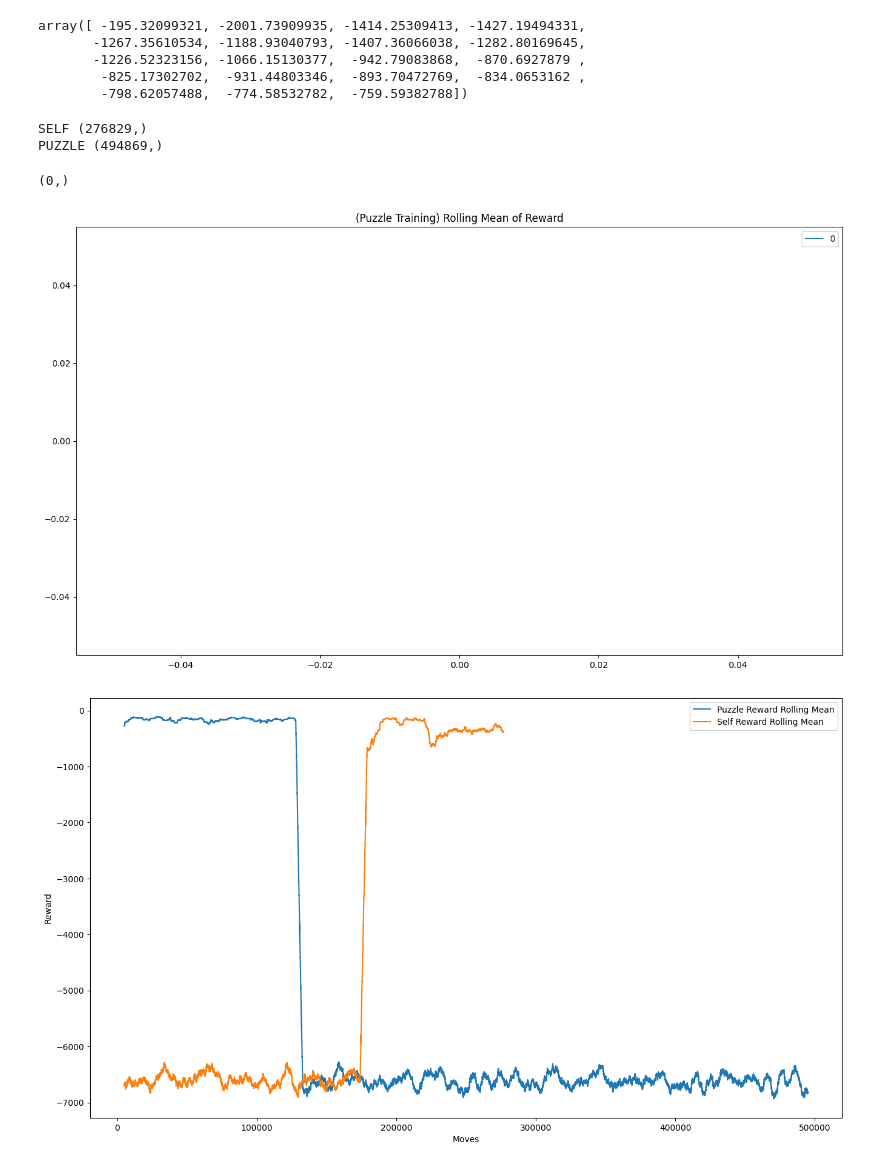
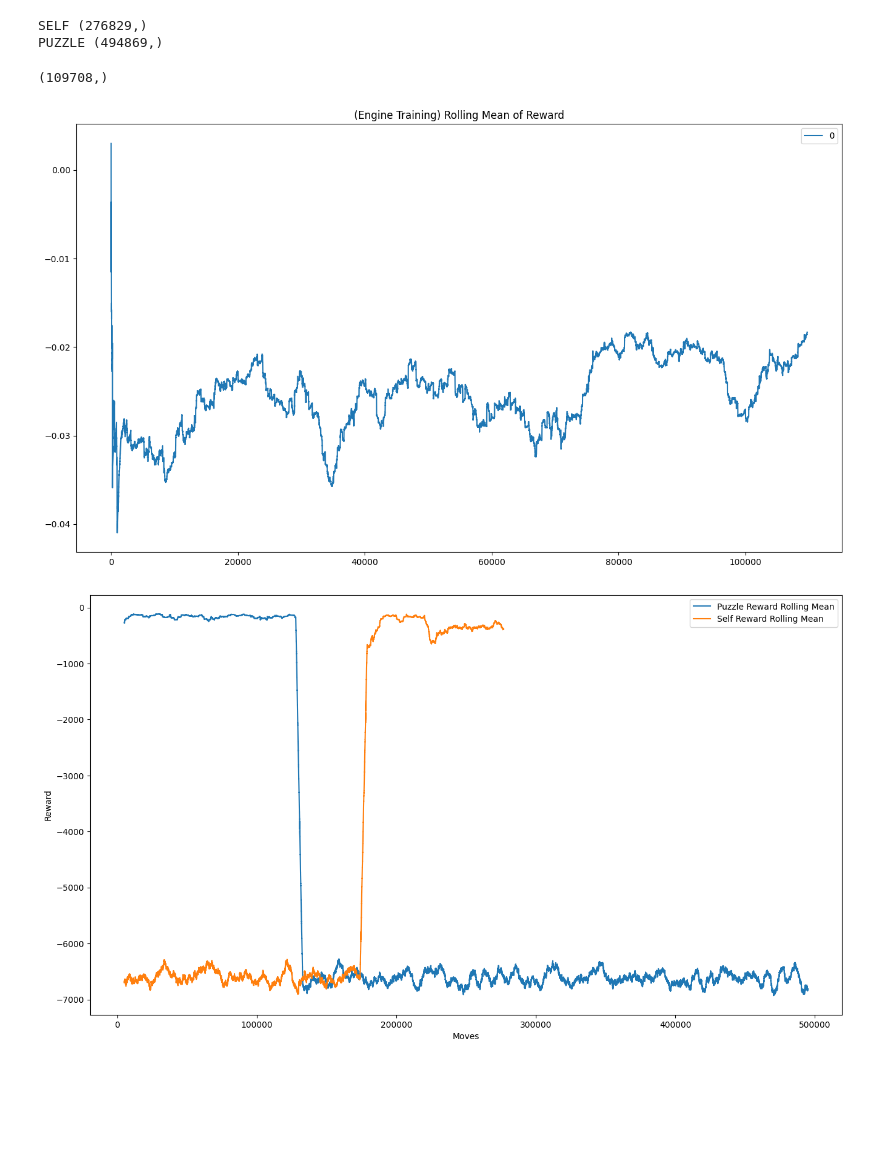
Before and after one commit to rohanmyer/chessRL, a Jupyter notebook: evaluate.ipynb, the cells around one changed output. Saved outputs shown, nothing was run; the diff lists cells and outputs as text; code cells hidden in the pictures; blank space fills up the shorter version.

```diff
--- a/evaluate.ipynb
+++ b/evaluate.ipynb
@@ -1,13 +1,3 @@
-# %%
-import numpy as np
-
-np.load("/users/rkrish16/data/rkrish16/other/chessRL/rl_chess/logs/self_td_error_trace.npy")
-# %% [output]
-array([ -195.32099321, -2001.73909935, -1414.25309413, -1427.19494331,
-       -1267.35610534, -1188.93040793, -1407.36066038, -1282.80169645,
-       -1226.52323156, -1066.15130377,  -942.79083868,  -870.6927879 ,
-        -825.17302702,  -931.44803346,  -893.70472769,  -834.0653162 ,
-        -798.62057488,  -774.58532782,  -759.59382788])
 # %%
 import numpy as np
 
@@ -24,18 +14,18 @@ PUZZLE (494869,)
 # %%
 import pandas as pd
 import numpy as np
 import matplotlib.pyplot as plt
 
-rt = np.load("rl_chess/logs/black_engine_reward_trace.npy")
+rt = np.load("rl_chess/logs/puzzle_self_reward_trace.npy")
 print(rt.shape)
 reward_smooth = pd.DataFrame(rt)
 reward_smooth.rolling(window=5000, min_periods=0).mean().plot(
-    figsize=(16, 9), title="(Puzzle Training) Rolling Mean of Reward"
+    figsize=(16, 9), title="(Engine Training) Rolling Mean of Reward"
 )
 plt.show()
 # %% [output]
-(0,)
+(109708,)
-[figure, old version]
+[figure, new version]
 # %%
 import pandas as pd
 import matplotlib.pyplot as plt
```
Also changed, not shown: 5 other files.
